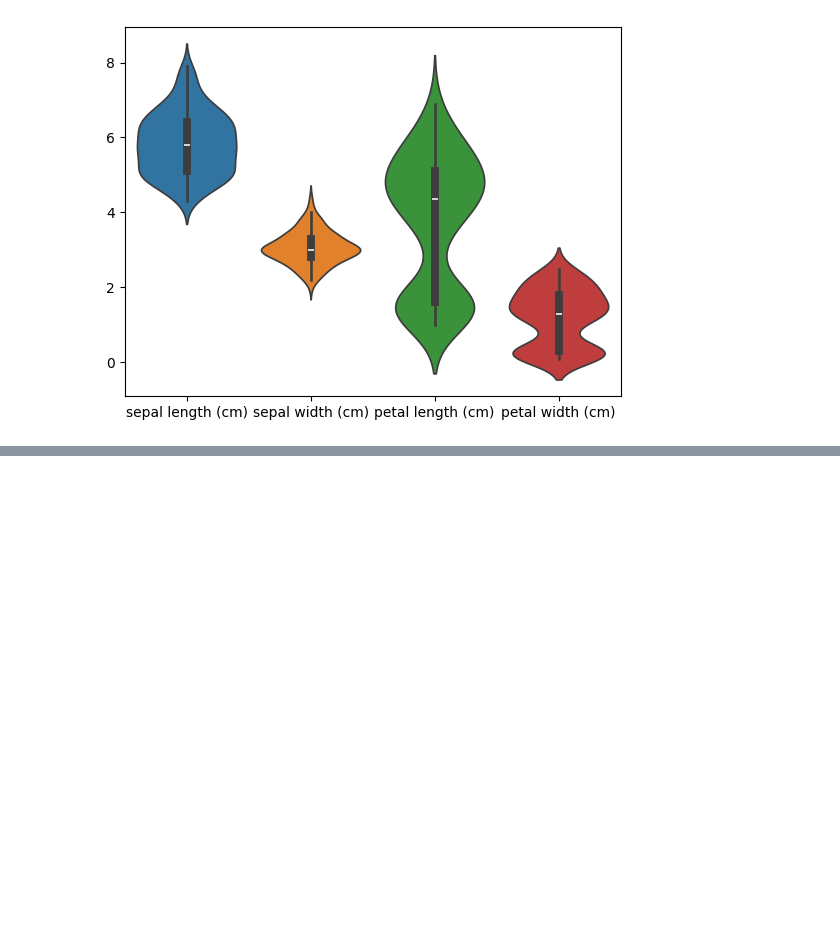
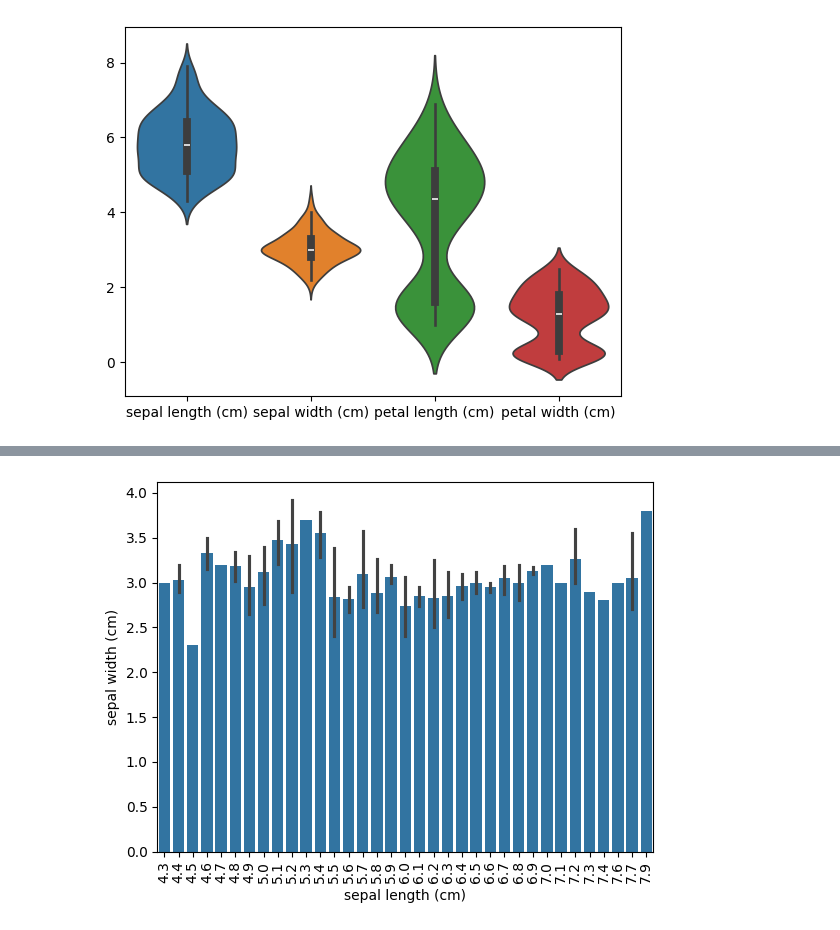
Before and after one commit to HighHillz/College_Notes, a Jupyter notebook: Semester 1/CS1704 - FDS/plotting.ipynb, the cells around one changed output, grey strips where cells are left out. Saved outputs shown, nothing was run; the diff lists cells and outputs as text; code cells hidden in the pictures; blank space fills up the shorter version.

```diff
--- a/Semester 1/CS1704 - FDS/plotting.ipynb
+++ b/Semester 1/CS1704 - FDS/plotting.ipynb
@@ -92,0 +132,6 @@ plt.show()
+# %%
+sns.barplot(x=df.columns[0], y=df.columns[1], data=df)
+plt.xticks(rotation=90) # Rotate ticks (labels) on the x-axis
+plt.show()
+# %% [output]
+[figure, added]
```
Also changed, not shown: parts of 8 cells of this notebook, 8 other files.
